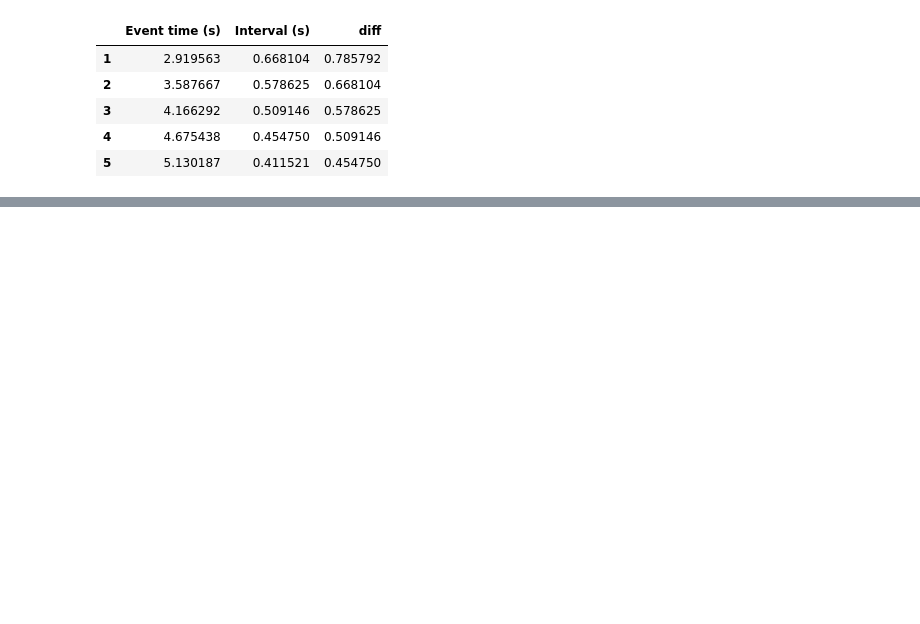
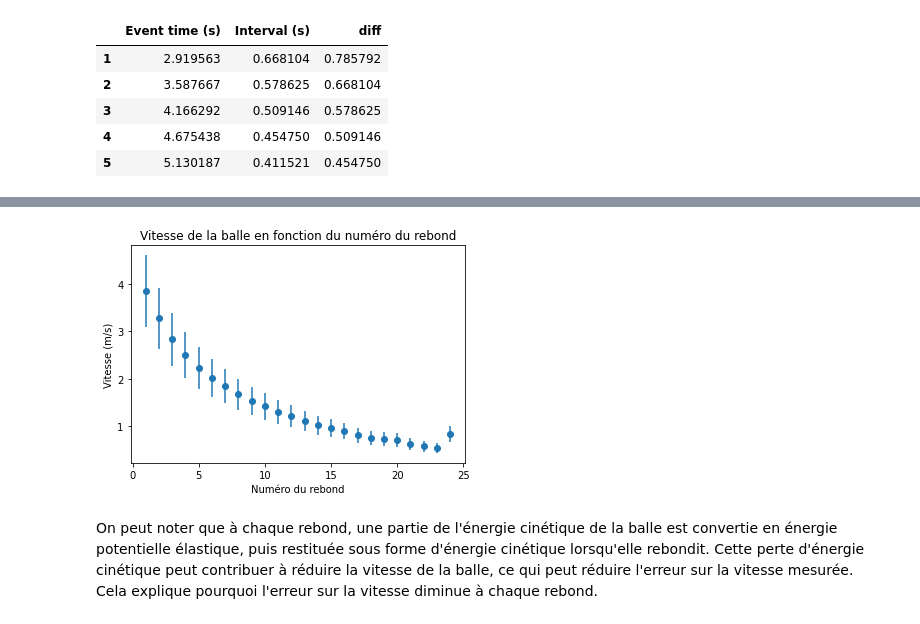
Before and after one commit to kmiloarguello/kmiloarguello.github.io, a Jupyter notebook: phyca/content/LU2PY215/TP/TP2/TP2.ipynb, the cells around one changed output, grey strips where cells are left out. Drawn from its saved outputs; the diff is of its cells as text; code cells hidden in the pictures; blank space fills up the shorter version.

```diff
--- a/phyca/content/LU2PY215/TP/TP2/TP2.ipynb
+++ b/phyca/content/LU2PY215/TP/TP2/TP2.ipynb
@@ -87,0 +156,5 @@ plt.errorbar(x, y, yerr=yerr, fmt='o')
+# %%
+# on calcule l'erreur sur la vitesse selon \sqrt{ \left( -g \right)^2 \Delta t^2 }
+delta_t = .01 # s
+erreur_vitesse = np.sqrt( (-g)**2 * (delta_t)**2 )
+print("L'erreur maximale sur la vitesse est de: ", erreur_vitesse, "m/s")
@@ -87,0 +163,6 @@ plt.errorbar(x, y, yerr=yerr, fmt='o')
+# %%
+# On calcule l'erreru sur la vitesse pour CHAQUE REBOUND selon \sqrt{ \left( -g \right)^2 \Delta t^2 }
+
+data['vitesse_err'] = np.sqrt( (-g)**2 * (data['diff'] * erreur_vitesse)**2 )
+# on affiche les 5 premières lignes
+data.head()
@@ -87,0 +176,12 @@ plt.errorbar(x, y, yerr=yerr, fmt='o')
+# %%
+# On trace la vitesse de la balle en fonction du numéro du rebond
+
+plt.errorbar(data['rebond'], data['vitesse'], yerr=data['vitesse_err'], fmt='o')
+plt.title('Vitesse de la balle en fonction du numéro du rebond')
+plt.xlabel('Numéro du rebond')
+plt.ylabel('Vitesse (m/s)')
+plt.show()
+# %% [output]
+[figure, added]
+# %% [markdown]
+On peut noter que à chaque rebond, une partie de l'énergie cinétique de la balle est convertie en énergie potentielle élastique, puis restituée sous forme d'énergie cinétique lorsqu'elle rebondit. Cette perte d'énergie cinétique peut contribuer à réduire la vitesse de la balle, ce qui peut réduire l'erreur sur la vitesse mesurée. Cela explique pourquoi l'erreur sur la vitesse diminue à chaque rebond.
```
Also changed, not shown: parts of 36 cells of this notebook, 13 other files.
